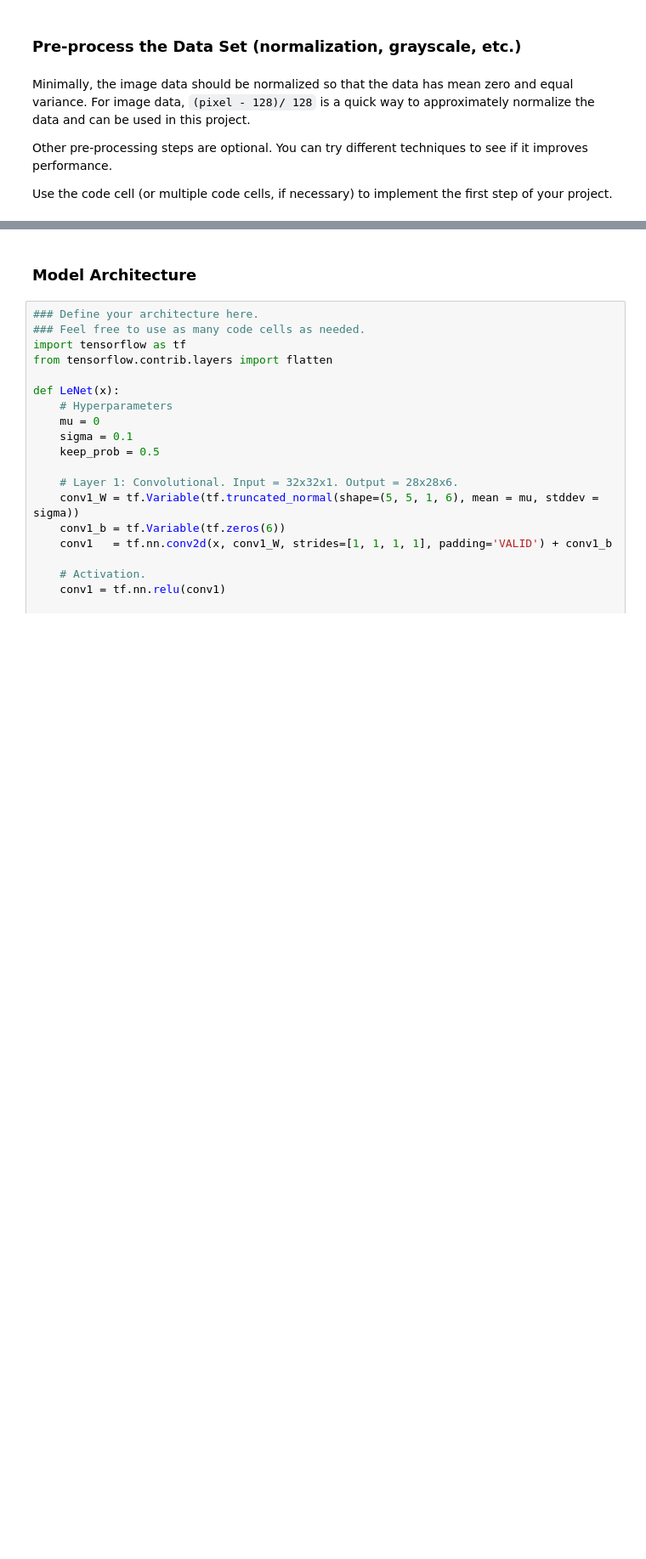
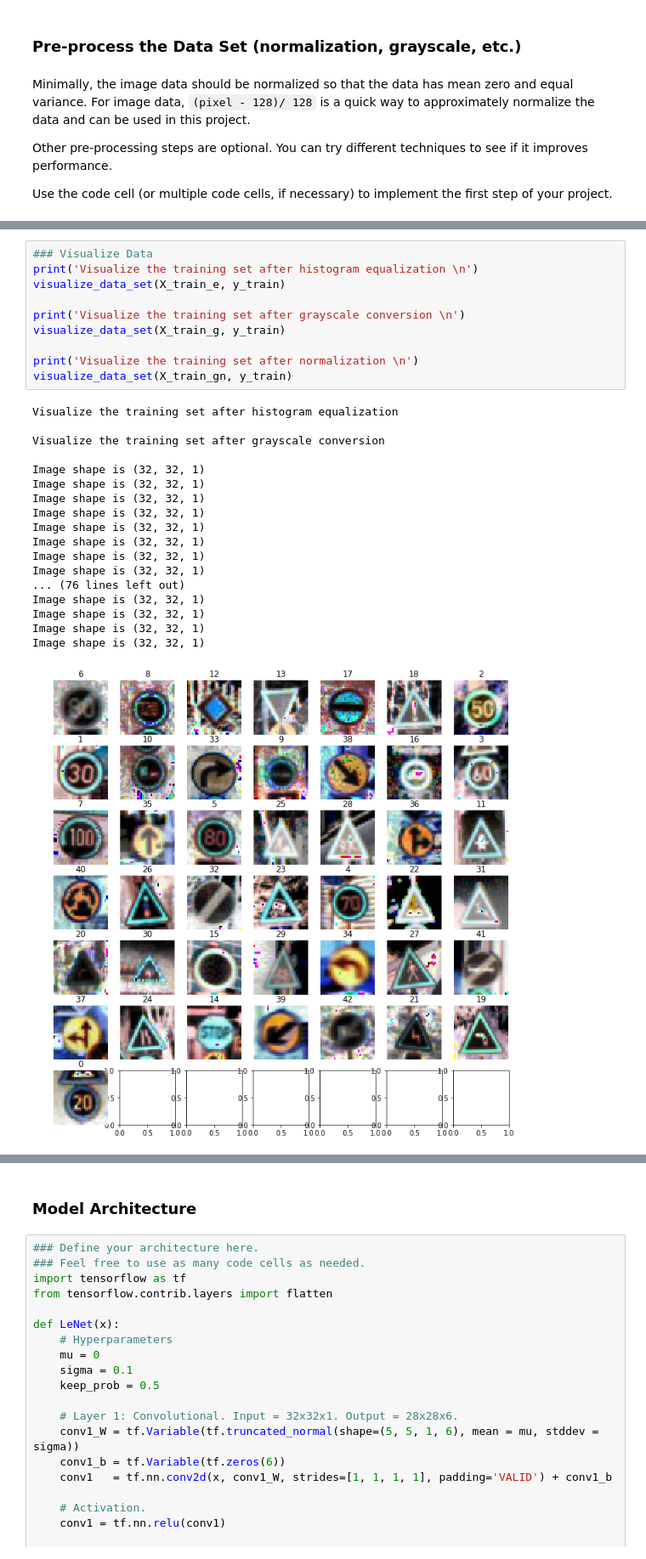
Before and after one commit to RobotMa/CarND-Traffic-Sign-Classifier-New, a Jupyter notebook: Traffic_Sign_Classifier.ipynb, the cells around one changed output, grey strips where cells are left out. Shown at 85% size. Drawn from its saved outputs; the diff is of its cells as text; blank space fills up the shorter version.

```diff
--- a/Traffic_Sign_Classifier.ipynb
+++ b/Traffic_Sign_Classifier.ipynb
@@ -267,0 +268,29 @@ X_test_gn = normalize(X_test_g)
+# %%
+### Visualize Data
+print('Visualize the training set after histogram equalization \n')
+visualize_data_set(X_train_e, y_train)
+
+print('Visualize the training set after grayscale conversion \n')
+visualize_data_set(X_train_g, y_train)
+
+print('Visualize the training set after normalization \n')
+visualize_data_set(X_train_gn, y_train)
+# %% [output]
+Visualize the training set after histogram equalization
+
+Visualize the training set after grayscale conversion
+
+Image shape is (32, 32, 1)
+Image shape is (32, 32, 1)
+Image shape is (32, 32, 1)
+Image shape is (32, 32, 1)
+Image shape is (32, 32, 1)
+Image shape is (32, 32, 1)
+Image shape is (32, 32, 1)
+Image shape is (32, 32, 1)
+... (76 lines left out)
+Image shape is (32, 32, 1)
+Image shape is (32, 32, 1)
+Image shape is (32, 32, 1)
+Image shape is (32, 32, 1)
+[figure, added]
```
Also changed, not shown: parts of 3 cells of this notebook, 4 other files.
